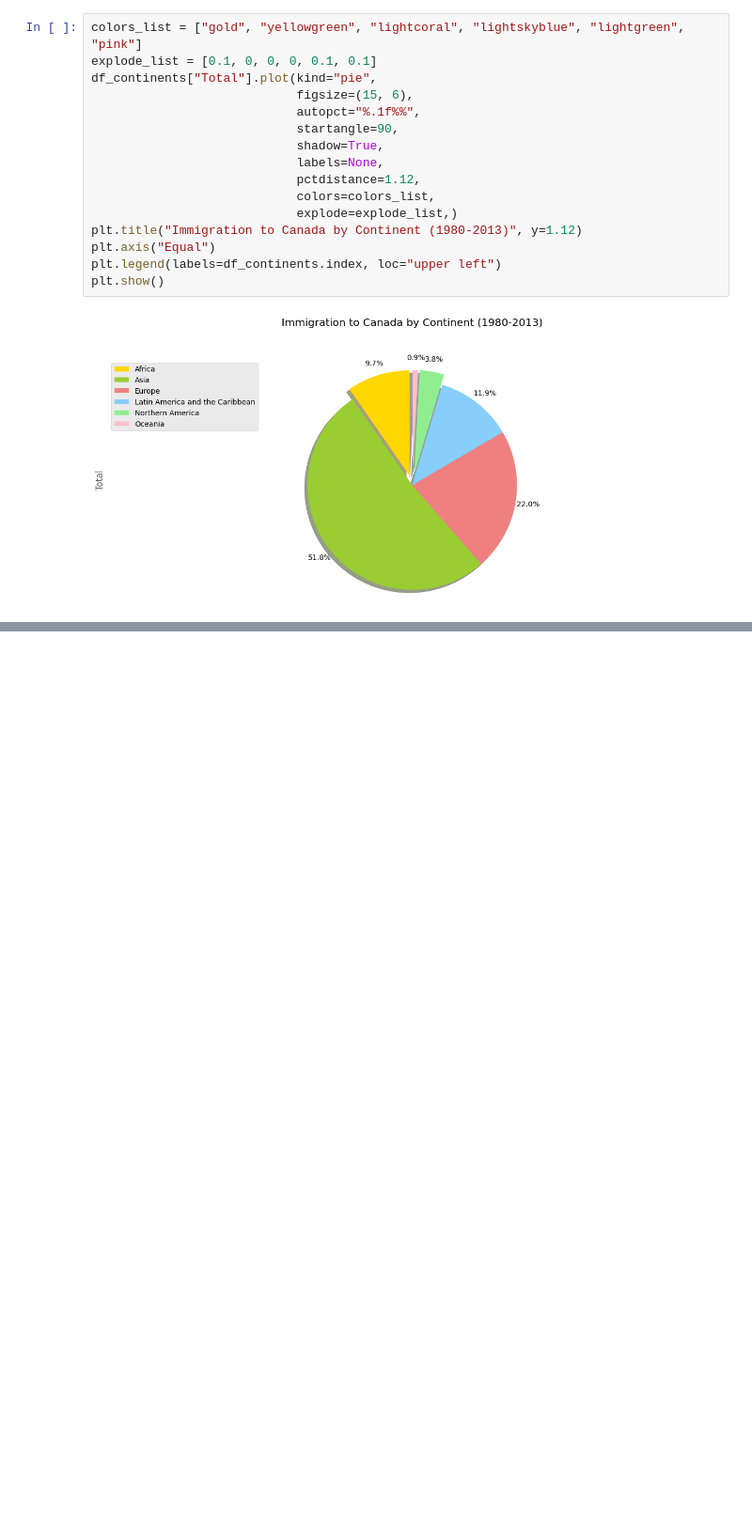
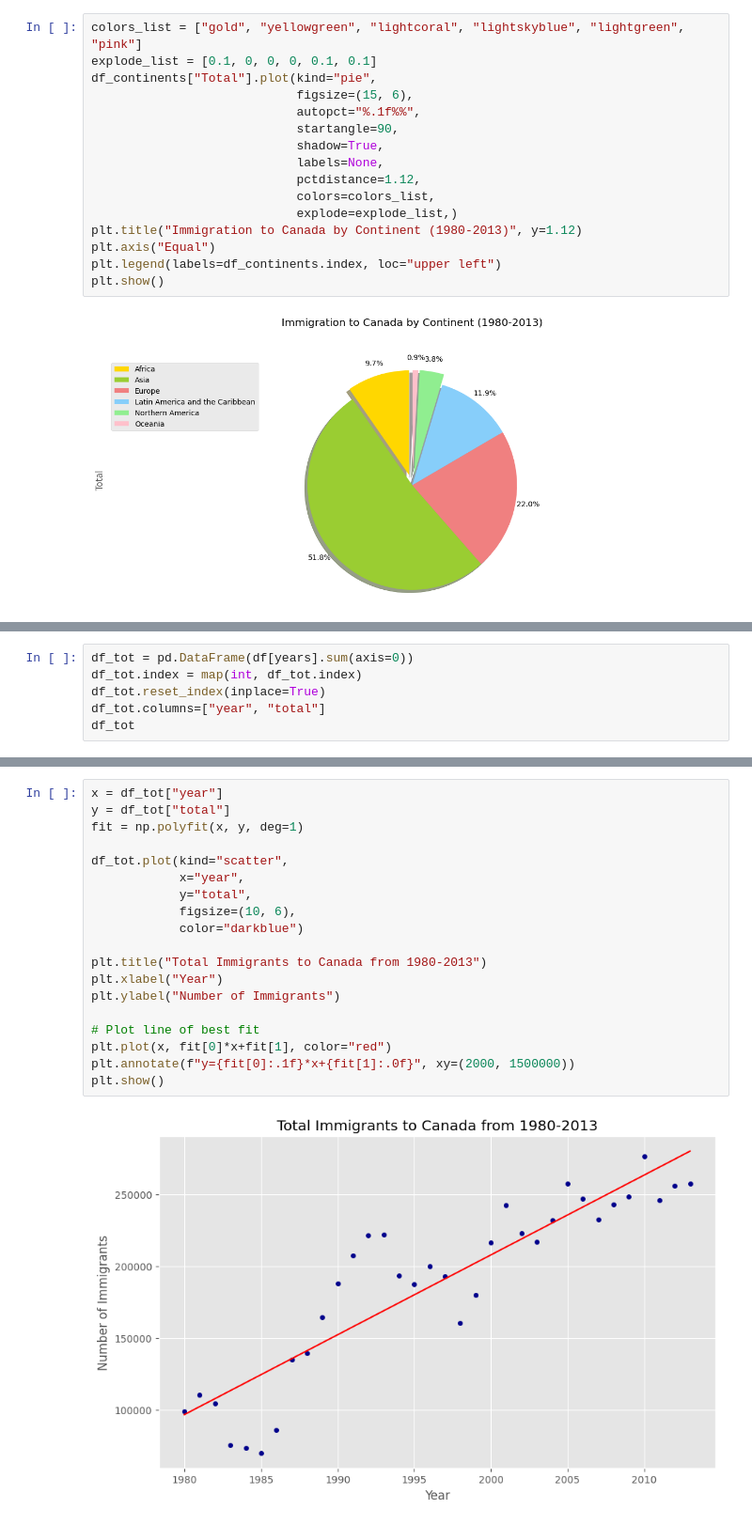
Before and after one commit to HeigatVu/biosignal-processing, a Jupyter notebook: basic-python/matplotlib-test.ipynb, the cells around one changed output, grey strips where cells are left out. Shown at 94% size. Cells and saved outputs as stored; diff of their text form; blank space fills up the shorter version.

```diff
--- a/basic-python/matplotlib-test.ipynb
+++ b/basic-python/matplotlib-test.ipynb
@@ -454,0 +493,6 @@ plt.show()
+# %%
+df_tot = pd.DataFrame(df[years].sum(axis=0))
+df_tot.index = map(int, df_tot.index)
+df_tot.reset_index(inplace=True)
+df_tot.columns=["year", "total"]
+df_tot
@@ -454,0 +517,21 @@ plt.show()
+# %%
+x = df_tot["year"]
+y = df_tot["total"]
+fit = np.polyfit(x, y, deg=1)
+
+df_tot.plot(kind="scatter",
+            x="year",
+            y="total",
+            figsize=(10, 6),
+            color="darkblue")
+
+plt.title("Total Immigrants to Canada from 1980-2013")
+plt.xlabel("Year")
+plt.ylabel("Number of Immigrants")
+
+# Plot line of best fit
+plt.plot(x, fit[0]*x+fit[1], color="red")
+plt.annotate(f"y={fit[0]:.1f}*x+{fit[1]:.0f}", xy=(2000, 1500000))
+plt.show()
+# %% [output]
+[figure, added]
```
Also changed, not shown: parts of 4 cells of this notebook.
